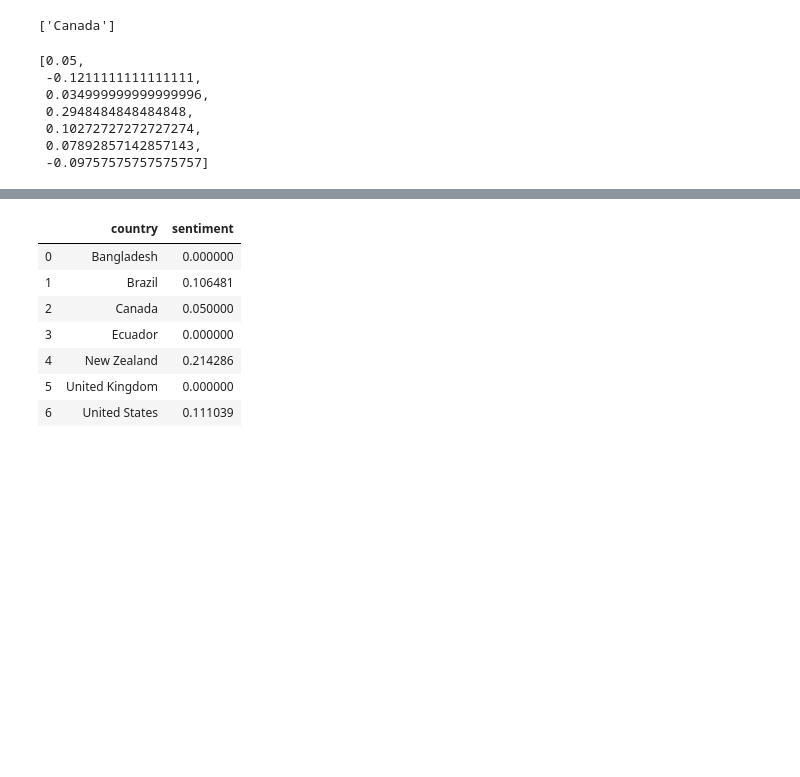
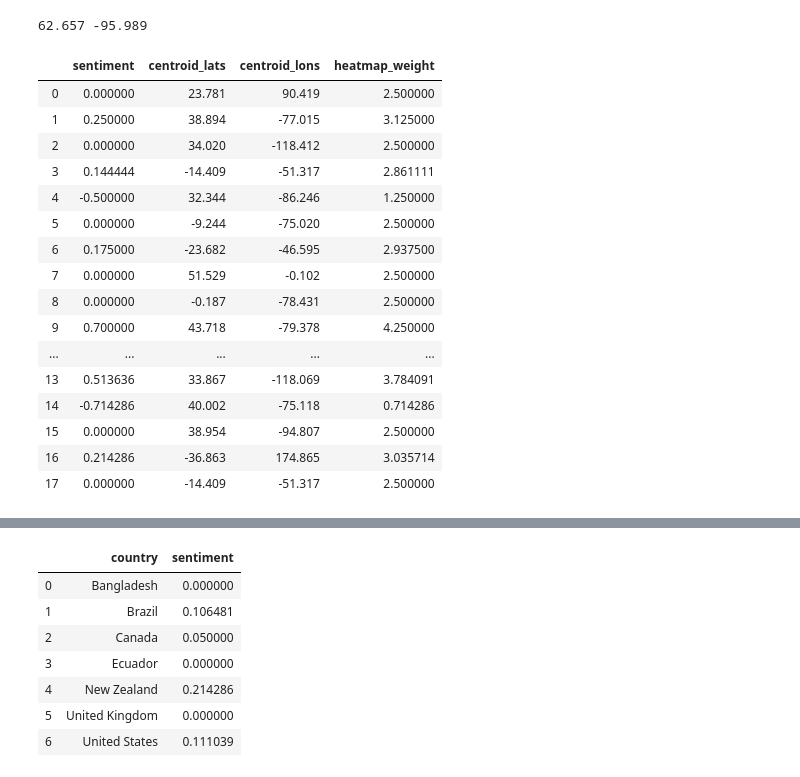
Before and after one commit to jamesheilberg/twitter-sentiment-quarentine, a Jupyter notebook: Tweet Processor.ipynb, the cells around one changed output, grey strips where cells are left out. Cells and saved outputs as stored; diff of their text form; code cells hidden in the pictures; blank space fills up the shorter version.

```diff
--- a/Tweet Processor.ipynb
+++ b/Tweet Processor.ipynb
@@ -228,16 +229,25 @@ df = get_tweet_range_df(lookback = 10, resolution = 500)
 # %%
 gmaps = Client(key='AIzaSyCdBA39xq1V7E7olkINdWijGe7bRX9UZkg')
 geo = gmaps.geocode('Central Canada')
-# %%
-country_list = []
-
-for item in geo[0]['address_components']:
-    if item['types'] == ['country', 'political']:
-        country_list.append(item['long_name'])
-
-print(country_list)
-# %% [output]
-['Canada']
+# %%
+lats = []
+lons = []
+
+count = 0
+for item in geo[0]['geometry']['bounds']:
+    for latlon in geo[0]['geometry']['bounds'][item]:
+        if count%2 == 0:
+            lats.append(geo[0]['geometry']['bounds'][item][latlon])
+        else:
+            lons.append(geo[0]['geometry']['bounds'][item][latlon])
+        count += 1
+
+lat = sum(lats)/len(lats)
+lon = sum(lons)/len(lons)
+
+return [round(lat, 3), round(lon, 3)]
+# %% [output]
+62.657 -95.989
 # %%
 class TwitterSentimentAnalysis():
     # This class will handle everything that is part getting a sentiment analysis
@@ -406,18 +467,26 @@ class TwitterSentimentAnalysis():
 # %%
 a = TwitterSentimentAnalysis()
 df = a.get_tweet_range_df(7, 5)
-# %%
-df1 = a.get_by_date(df)
-df1 = a.gets_sentiment_as_list(df1)
-df1
-# %% [output]
-[0.05,
- -0.1211111111111111,
- 0.034999999999999996,
- 0.2948484848484848,
- 0.10272727272727274,
- 0.07892857142857143,
- -0.09757575757575757]
+# %%
+a.get_lat_lons_and_senti(df)
+# %% [output]
+|  | sentiment | centroid_lats | centroid_lons | heatmap_weight |
+| 0 | 0.000000 | 23.781 | 90.419 | 2.500000 |
+| 1 | 0.250000 | 38.894 | -77.015 | 3.125000 |
+| 2 | 0.000000 | 34.020 | -118.412 | 2.500000 |
+| 3 | 0.144444 | -14.409 | -51.317 | 2.861111 |
+| 4 | -0.500000 | 32.344 | -86.246 | 1.250000 |
+| 5 | 0.000000 | -9.244 | -75.020 | 2.500000 |
+| 6 | 0.175000 | -23.682 | -46.595 | 2.937500 |
+| 7 | 0.000000 | 51.529 | -0.102 | 2.500000 |
+| 8 | 0.000000 | -0.187 | -78.431 | 2.500000 |
+| 9 | 0.700000 | 43.718 | -79.378 | 4.250000 |
+| ... | ... | ... | ... | ... |
+| 13 | 0.513636 | 33.867 | -118.069 | 3.784091 |
+| 14 | -0.714286 | 40.002 | -75.118 | 0.714286 |
+| 15 | 0.000000 | 38.954 | -94.807 | 2.500000 |
+| 16 | 0.214286 | -36.863 | 174.865 | 3.035714 |
+| 17 | 0.000000 | -14.409 | -51.317 | 2.500000 |
 # %%
 df
 # %% [output]
```
Also changed, not shown: parts of 2 cells of this notebook, 3 other files.
